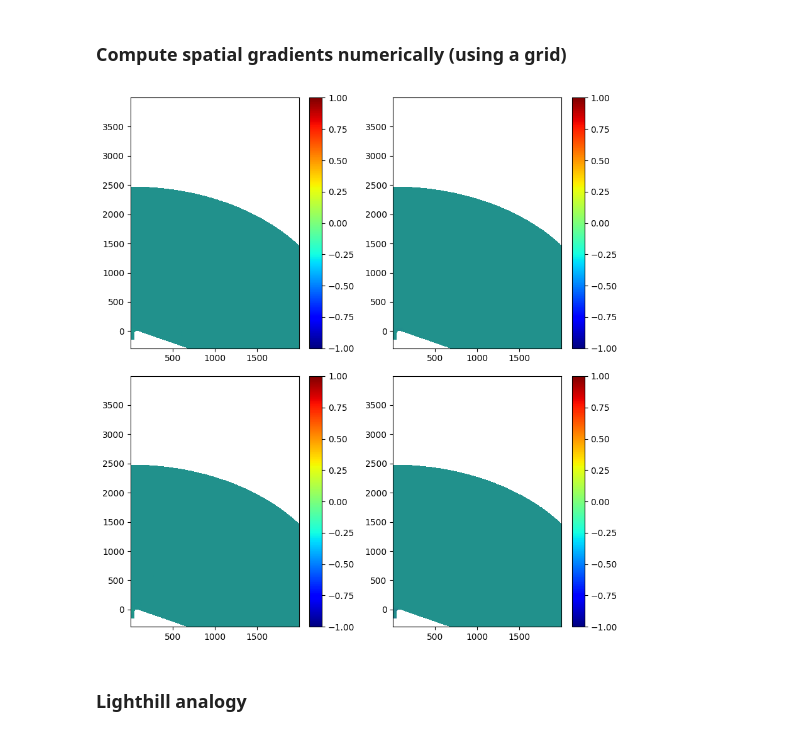
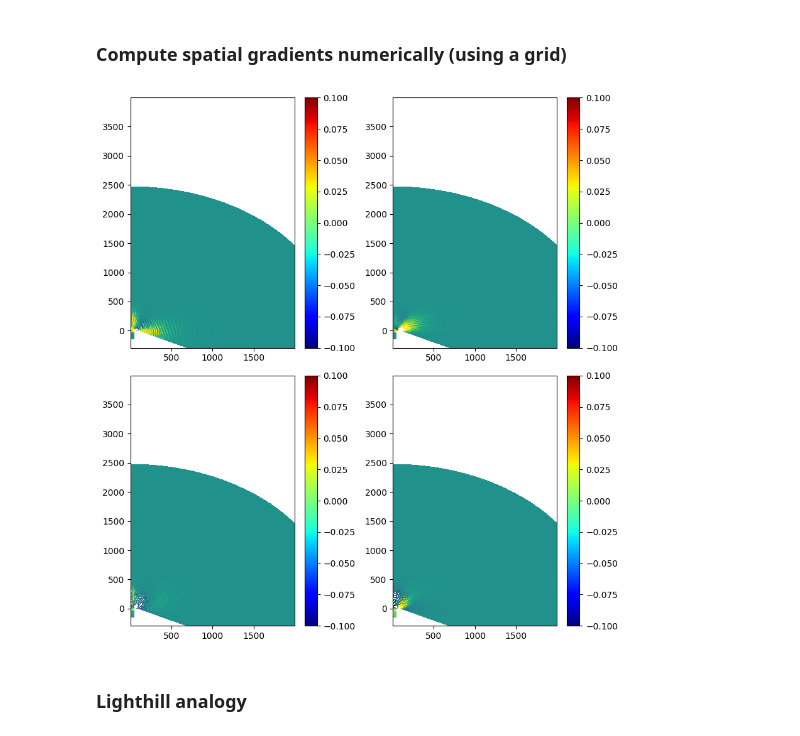
Before and after one commit to paxtonsc/volcano-sims, a Jupyter notebook: notebooks/lighthill_analogy.ipynb, the cells around one changed output. Saved outputs shown, nothing was run; the diff lists cells and outputs as text; code cells hidden in the pictures.

```diff
--- a/notebooks/lighthill_analogy.ipynb
+++ b/notebooks/lighthill_analogy.ipynb
@@ -130,39 +130,39 @@ dvdx = np.diff(v_foldy, axis=2) / dx
 # %%
 import matplotlib
 
-time_idx = 10
+time_idx = 50
 fig, ax = plt.subplots(2,2,figsize=(8.5,9))
 
 global_clims = (-5, 5)
-levels = np.linspace(-1, 1, 100)
+levels = np.linspace(-0.1, 0.1, 100)
 
 cf = ax[0,0].contourf(center_x, center_y, dudx[time_idx,:,:], levels=levels)
 sm = plt.cm.ScalarMappable(
   norm=matplotlib.colors.Normalize(vmin=cf.get_clim()[0], vmax=cf.get_clim()[1]),
   cmap=matplotlib.cm.jet)
 cb = plt.colorbar(sm, ax=ax[0,0])
 
 cf = ax[0,1].contourf(center_x, center_y, dudy[time_idx,:,:], levels=levels)
 sm = plt.cm.ScalarMappable(
   norm=matplotlib.colors.Normalize(vmin=cf.get_clim()[0], vmax=cf.get_clim()[1]),
   cmap=matplotlib.cm.jet)
 cb = plt.colorbar(sm, ax=ax[0,1])
 
 cf = ax[1,0].contourf(center_x, center_y, dvdx[time_idx,:,:], levels=levels)
 sm = plt.cm.ScalarMappable(
   norm=matplotlib.colors.Normalize(vmin=cf.get_clim()[0], vmax=cf.get_clim()[1]),
   cmap=matplotlib.cm.jet)
 cb = plt.colorbar(sm, ax=ax[1,0])
 
 cf = ax[1,1].contourf(center_x, center_y, dvdy[time_idx,:,:], levels=levels)
 sm = plt.cm.ScalarMappable(
   norm=matplotlib.colors.Normalize(vmin=cf.get_clim()[0], vmax=cf.get_clim()[1]),
   cmap=matplotlib.cm.jet)
 cb = plt.colorbar(sm, ax=ax[1,1])
 
 fig.tight_layout()
 # %% [output]
-[figure, old version]
+[figure, new version]
 # %% [markdown]
 ### Lighthill analogy
 # %%
```
Also changed, not shown: 3 other files.
